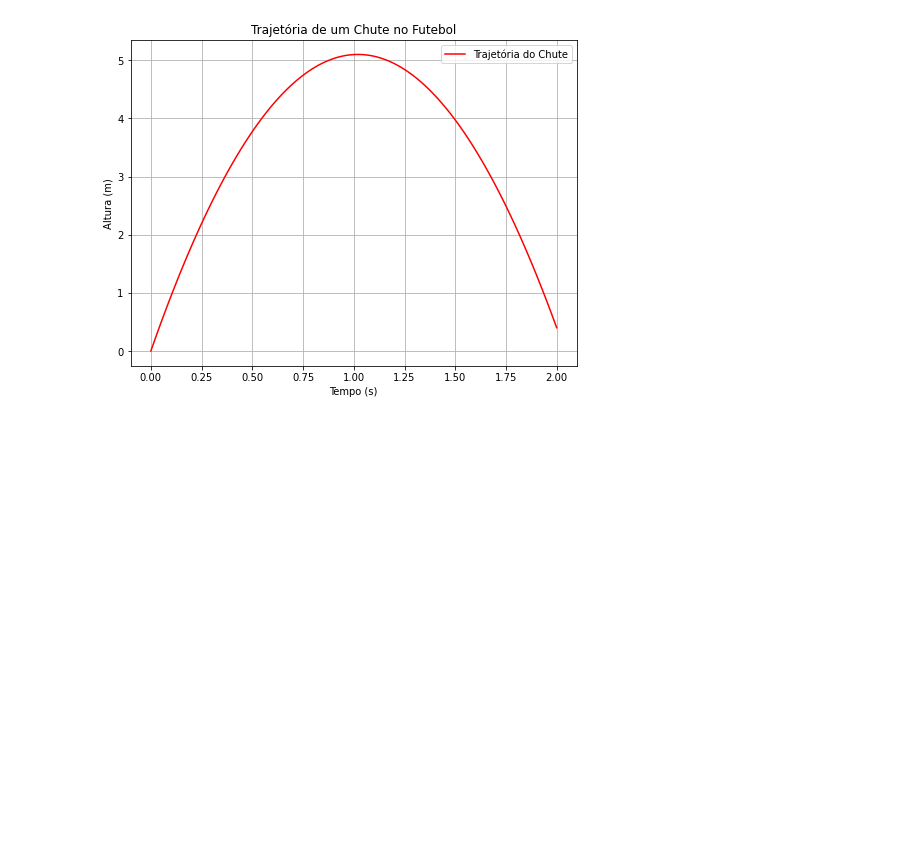
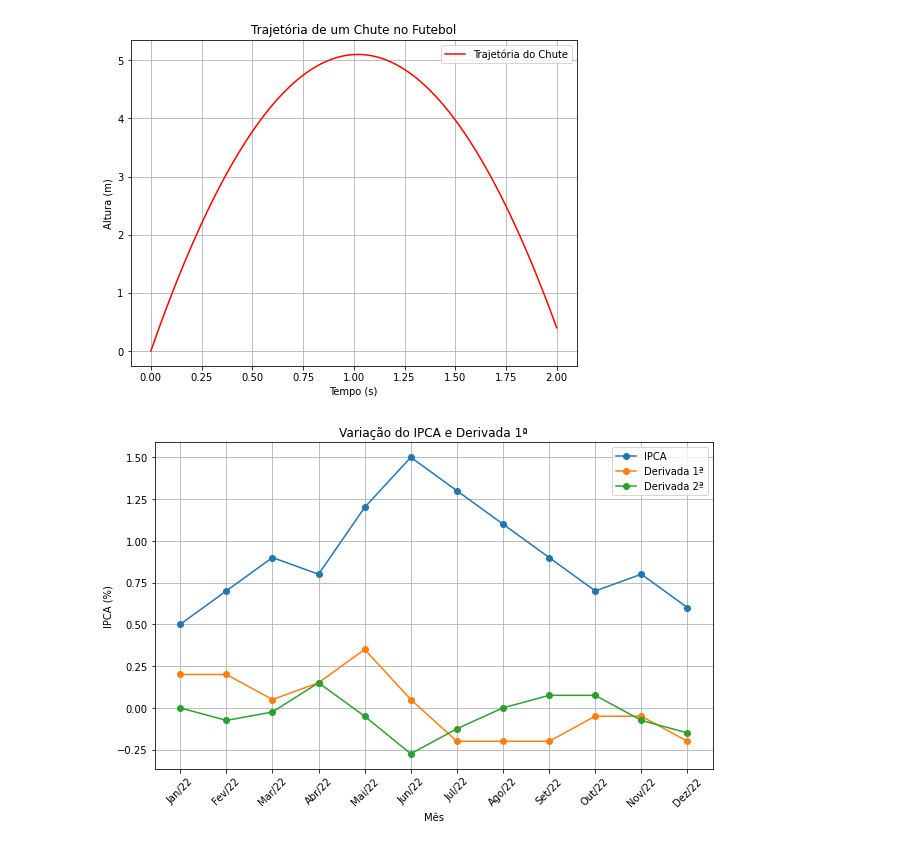
Before and after one commit to hugodevelopment/Python_Fisica, a Jupyter notebook: Gráficos_Posts.ipynb, the cells around one changed output. Cells and saved outputs as stored; diff of their text form; code cells hidden in the pictures; blank space fills up the shorter version.

```diff
--- a/Gráficos_Posts.ipynb
+++ b/Gráficos_Posts.ipynb
@@ -122,3 +122,28 @@ plt.grid(True)  # Ativar a grade
 plt.show()
 # %% [output]
 [figure]
+# %%
+import numpy as np
+import matplotlib.pyplot as plt
+
+meses = ['Jan/22', 'Fev/22', 'Mar/22', 'Abr/22', 'Mai/22', 'Jun/22', 'Jul/22', 'Ago/22', 'Set/22', 'Out/22', 'Nov/22', 'Dez/22']
+ipca = [0.5, 0.7, 0.9, 0.8, 1.2, 1.5, 1.3, 1.1, 0.9, 0.7, 0.8, 0.6]
+
+# Cálculo da derivada primeira
+derivada_1 = np.gradient(ipca)
+derivada_2 = np.gradient(derivada_1)
+
+# Plot dos dados e da derivada primeira
+plt.figure(figsize=(10, 6))
+plt.plot(meses, ipca, marker='o', label='IPCA')
+plt.plot(meses, derivada_1, marker='o', label='Derivada 1ª')
+plt.plot(meses,derivada_2,marker='o', label='Derivada 2ª' )
+plt.xlabel('Mês')
+plt.ylabel('IPCA (%)')
+plt.title('Variação do IPCA e Derivada 1ª')
+plt.legend()
+plt.xticks(rotation=45)
+plt.grid(True)
+plt.show()
+# %% [output]
+[figure, added]
```
